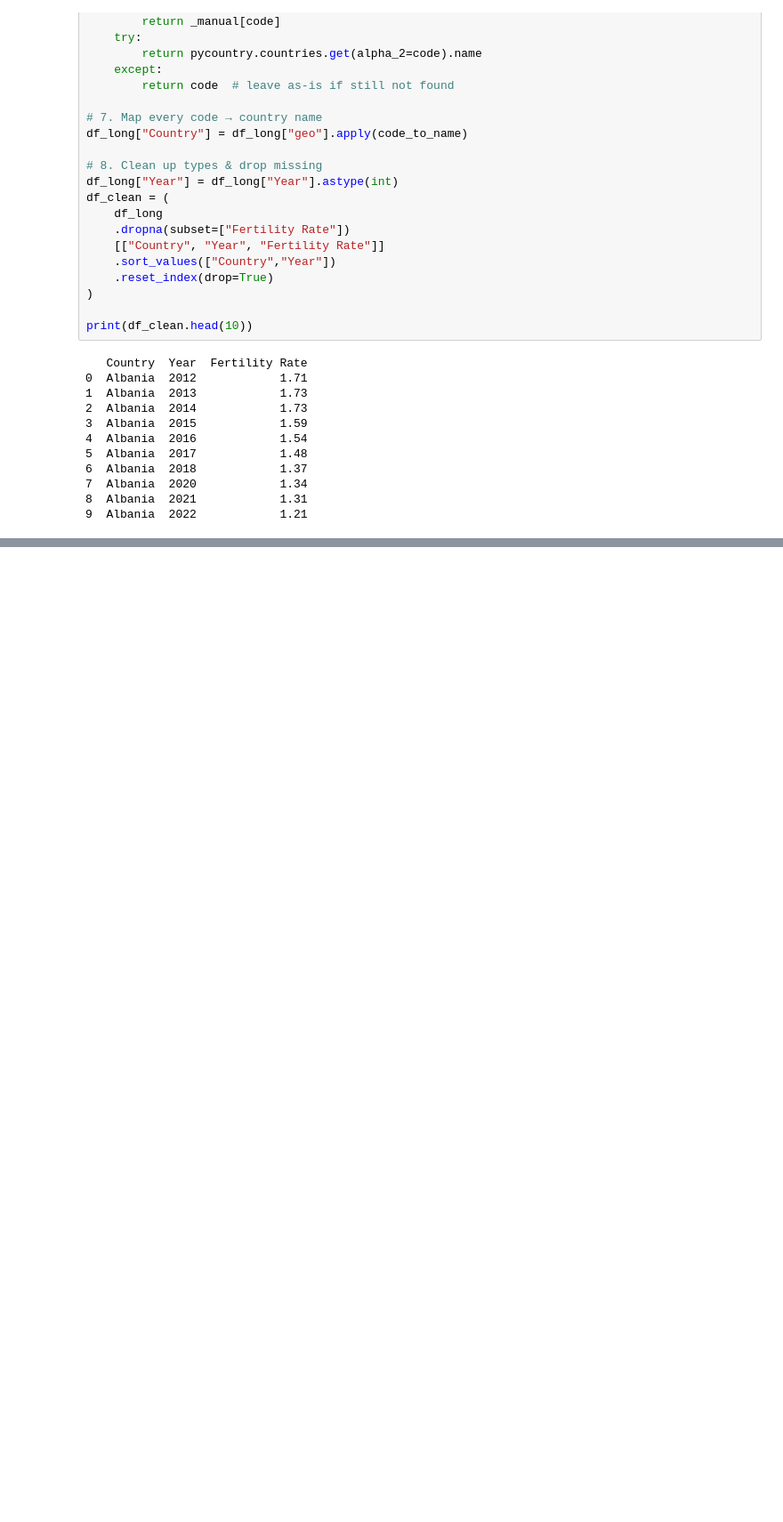
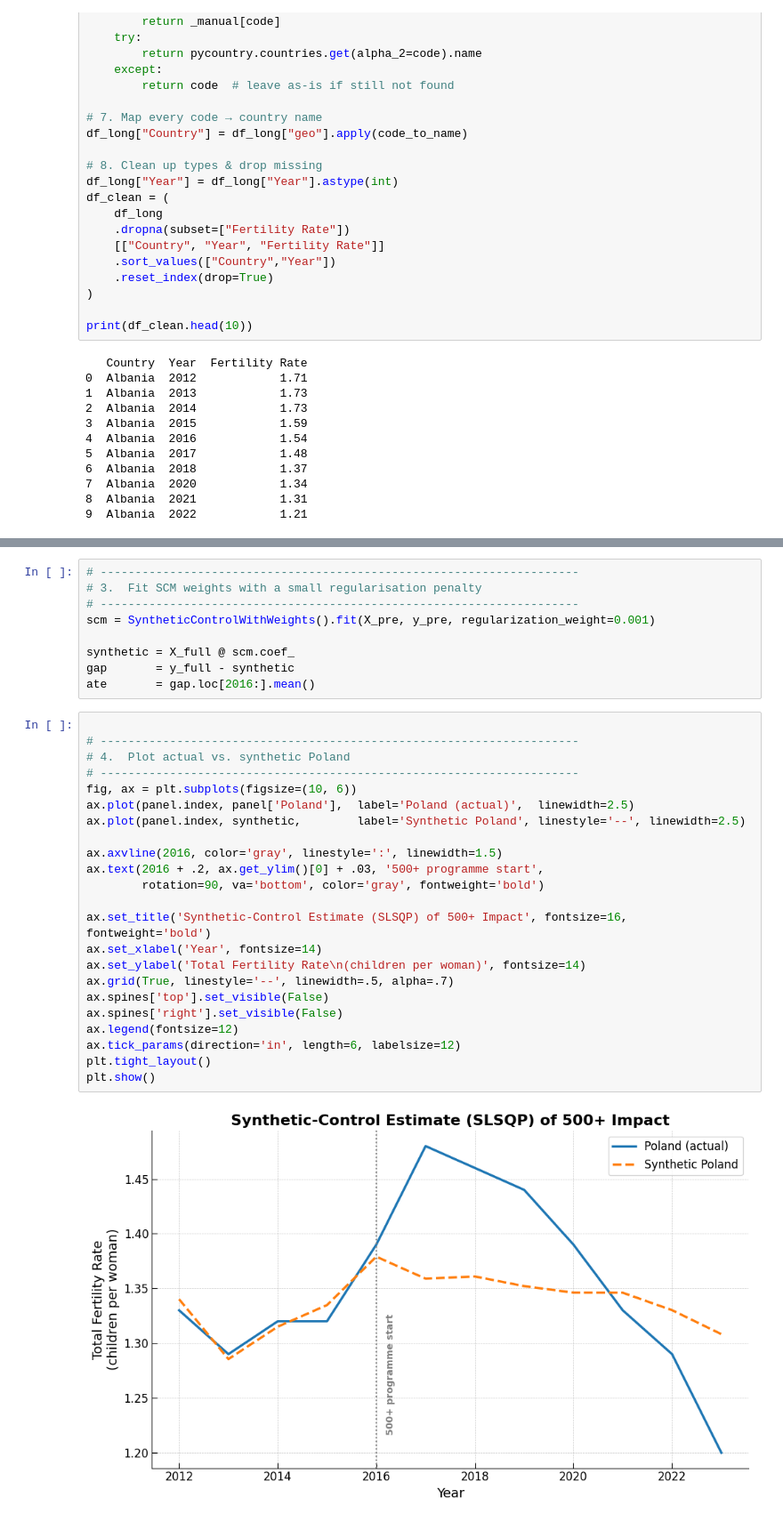
Before and after one commit to LSzubelak/ls-projects, a Jupyter notebook: 500+_program.ipynb, the cells around one changed output, grey strips where cells are left out. Shown: that part at 89% size. Cells and saved outputs as stored; diff of their text form; blank space fills up the shorter version.

```diff
--- a/500+_program.ipynb
+++ b/500+_program.ipynb
@@ -123,0 +414,34 @@ df_clean
+# %%
+# ---------------------------------------------------------------------
+# 3.  Fit SCM weights with a small regularisation penalty
+# ---------------------------------------------------------------------
+scm = SyntheticControlWithWeights().fit(X_pre, y_pre, regularization_weight=0.001)
+
+synthetic = X_full @ scm.coef_
+gap       = y_full - synthetic
+ate       = gap.loc[2016:].mean()
+# %%
+
+# ---------------------------------------------------------------------
+# 4.  Plot actual vs. synthetic Poland
+# ---------------------------------------------------------------------
+fig, ax = plt.subplots(figsize=(10, 6))
+ax.plot(panel.index, panel['Poland'],  label='Poland (actual)',  linewidth=2.5)
+ax.plot(panel.index, synthetic,        label='Synthetic Poland', linestyle='--', linewidth=2.5)
+
+ax.axvline(2016, color='gray', linestyle=':', linewidth=1.5)
+ax.text(2016 + .2, ax.get_ylim()[0] + .03, '500+ programme start',
+        rotation=90, va='bottom', color='gray', fontweight='bold')
+
+ax.set_title('Synthetic‑Control Estimate (SLSQP) of 500+ Impact', fontsize=16, fontweight='bold')
+ax.set_xlabel('Year', fontsize=14)
+ax.set_ylabel('Total Fertility Rate\n(children per woman)', fontsize=14)
+ax.grid(True, linestyle='--', linewidth=.5, alpha=.7)
+ax.spines['top'].set_visible(False)
+ax.spines['right'].set_visible(False)
+ax.legend(fontsize=12)
+ax.tick_params(direction='in', length=6, labelsize=12)
+plt.tight_layout()
+plt.show()
+# %% [output]
+[figure, added]
```
Also changed, not shown: parts of 12 cells of this notebook.
